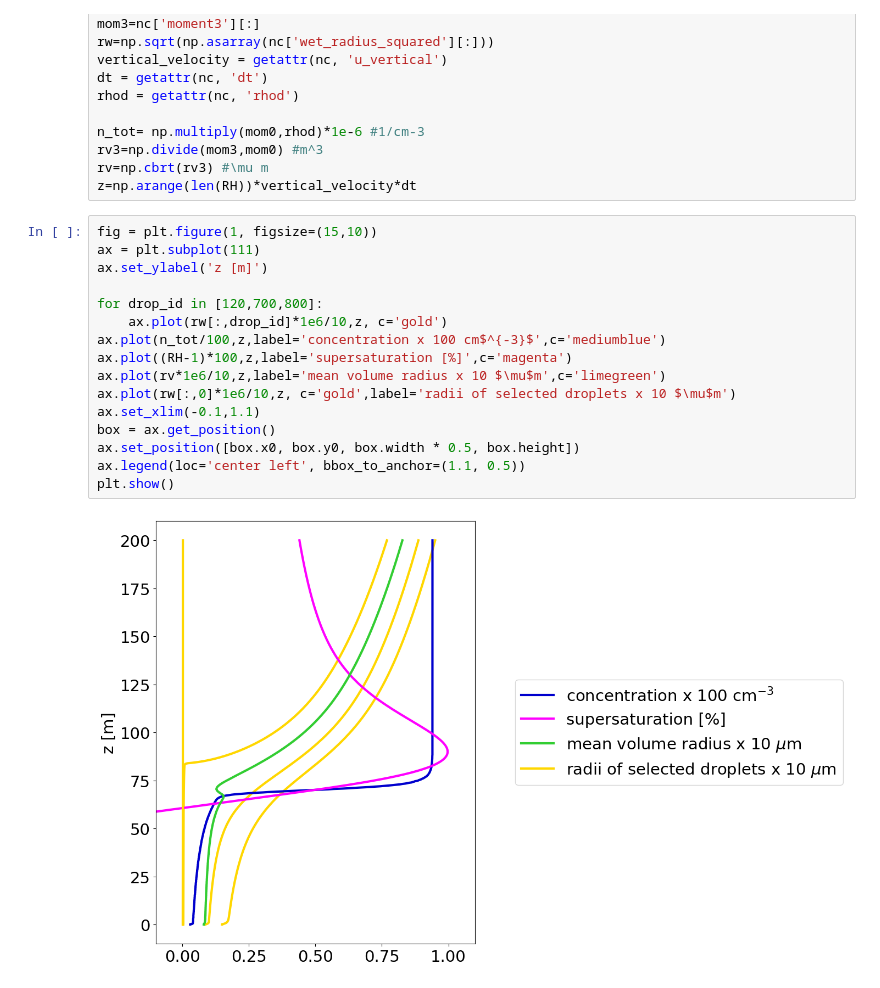
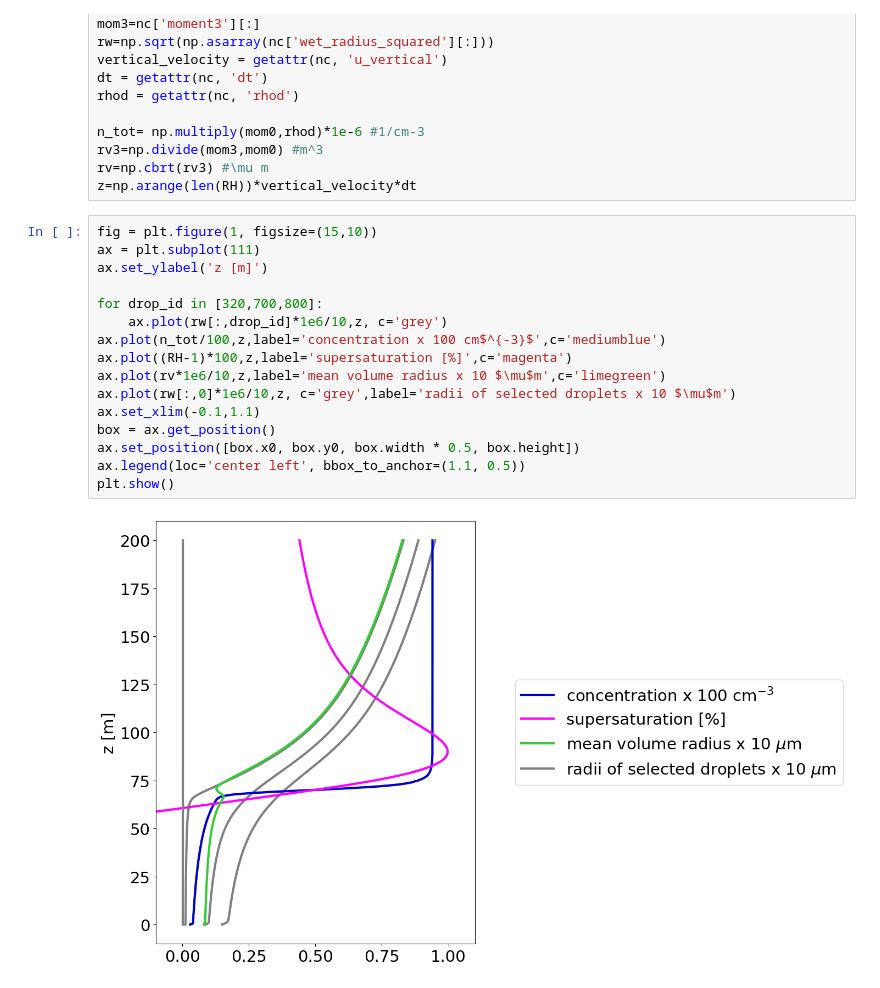
Before and after one commit to AgnieszkaMakulska/libcloudphxx, a Jupyter notebook: models/parcel_model/plot_output.ipynb, the cells around one changed output. Cells and saved outputs as stored; diff of their text form.

Commit message:
more fixes to plot

```diff
--- a/models/parcel_model/plot_output.ipynb
+++ b/models/parcel_model/plot_output.ipynb
@@ -22,21 +22,21 @@ z=np.arange(len(RH))*vertical_velocity*dt
 # %%
 fig = plt.figure(1, figsize=(15,10))
 ax = plt.subplot(111)
 ax.set_ylabel('z [m]')
 
-for drop_id in [120,700,800]:
-    ax.plot(rw[:,drop_id]*1e6/10,z, c='gold')
+for drop_id in [320,700,800]:
+    ax.plot(rw[:,drop_id]*1e6/10,z, c='grey')
 ax.plot(n_tot/100,z,label='concentration x 100 cm$^{-3}$',c='mediumblue')
 ax.plot((RH-1)*100,z,label='supersaturation [%]',c='magenta')
 ax.plot(rv*1e6/10,z,label='mean volume radius x 10 $\mu$m',c='limegreen')
-ax.plot(rw[:,0]*1e6/10,z, c='gold',label='radii of selected droplets x 10 $\mu$m')
+ax.plot(rw[:,0]*1e6/10,z, c='grey',label='radii of selected droplets x 10 $\mu$m')
 ax.set_xlim(-0.1,1.1)
 box = ax.get_position()
 ax.set_position([box.x0, box.y0, box.width * 0.5, box.height])
 ax.legend(loc='center left', bbox_to_anchor=(1.1, 0.5))
 plt.show()
 # %% [output]
-[figure, old version]
+[figure, new version]
 # %%
 for iz in range(0,1000,50):
     fig = plt.figure(1, figsize=(15,10))
```
Also changed, not shown: parts of 1 cell of this notebook.
